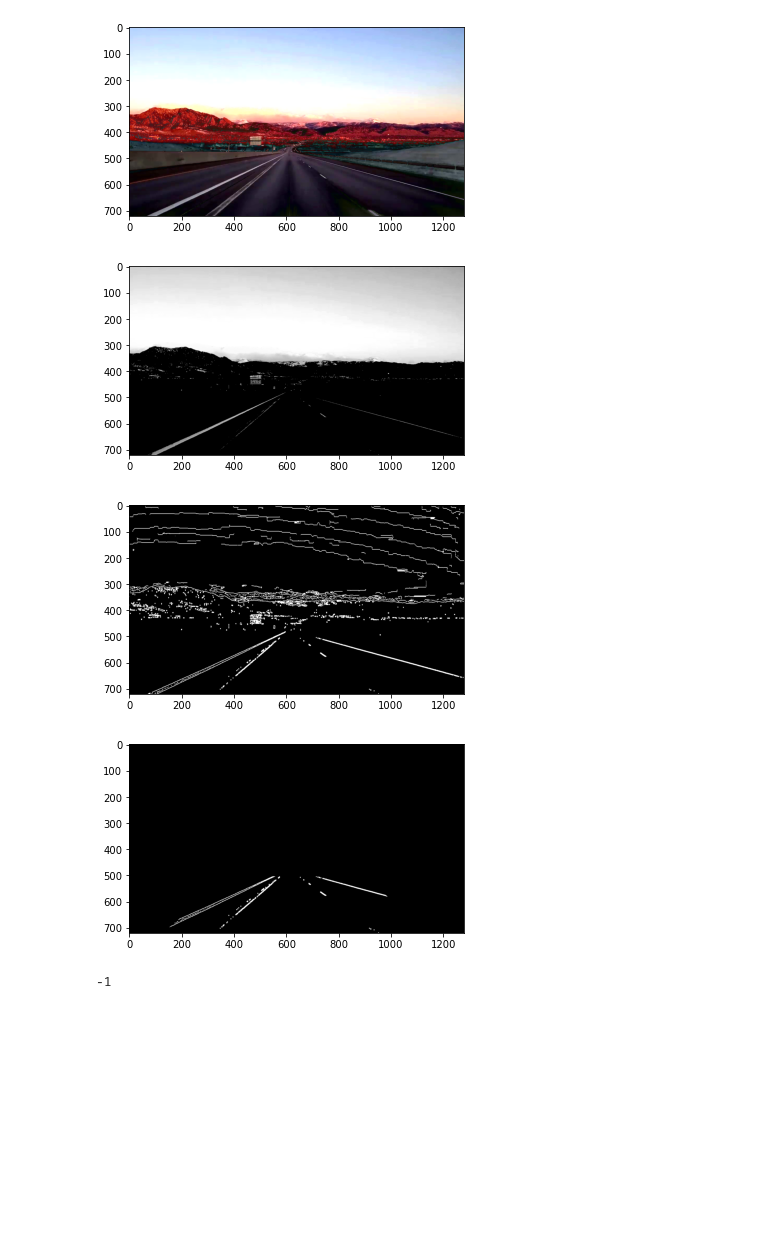
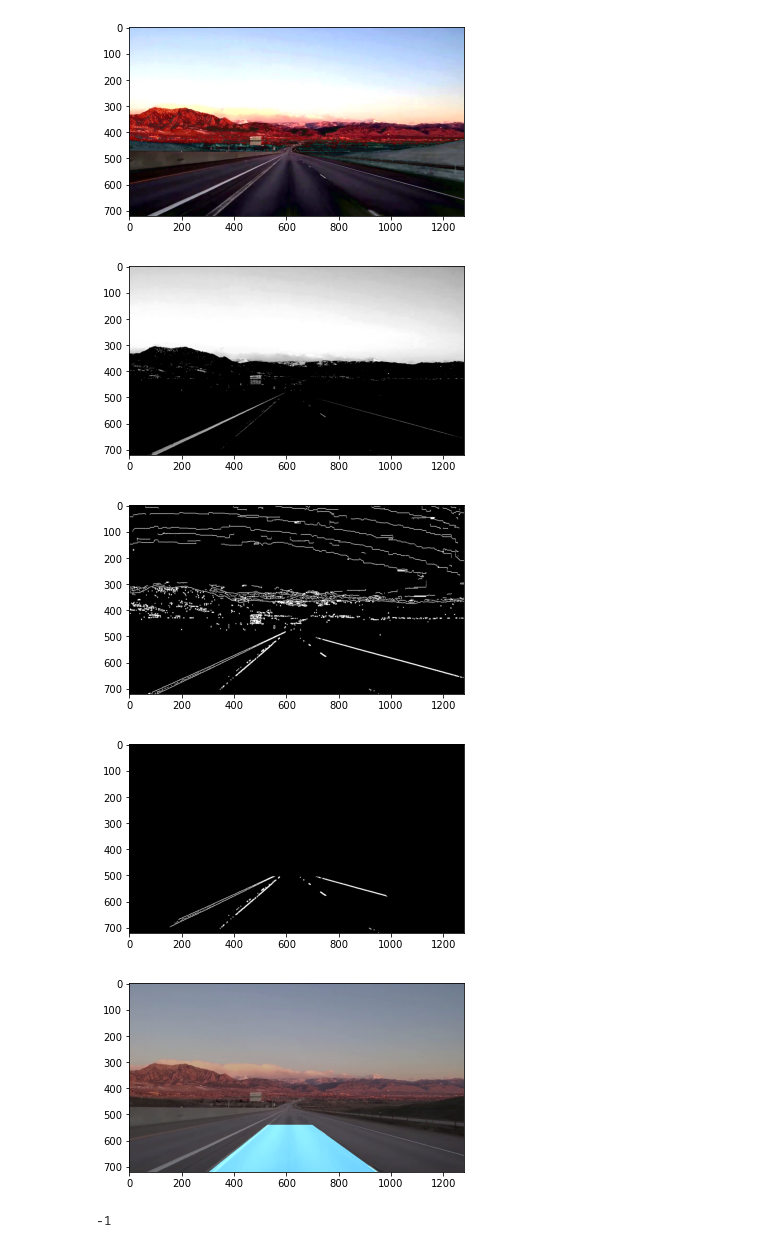
Before and after one commit to akhilvemuri/Lane-Detection-System-OpenCV, a Jupyter notebook: Lane Detection System.ipynb, the cells around one changed output. Cells and saved outputs as stored; diff of their text form; code cells hidden in the pictures; blank space fills up the shorter version.

```diff
--- a/Lane Detection System.ipynb
+++ b/Lane Detection System.ipynb
@@ -187,31 +187,36 @@ while True:
     plt.imshow(cv2.cvtColor(bright_frame, cv2.COLOR_BGR2RGB))
     plt.show()
 
     plt.figure()
     plt.imshow(mask_yw_img, cmap='gray')
     plt.show()
 
     plt.figure()
     plt.imshow(canny_edges, cmap='gray')
     plt.show()
 
     plt.figure()
     plt.imshow(roi_canny, cmap='gray')
     plt.show()
 
+    plt.figure()
+    plt.imshow(cv2.cvtColor(final_frame, cv2.COLOR_BGR2RGB))
+    plt.show()
+
     break
 
     cv2.imshow("Video", final_frame)
 
     if cv2.waitKey(1) & 0xFF == ord('q'):
         break
 
 cv2.destroyAllWindows()
 cv2.waitKey(1)
 # %% [output]
 [figure]
 [figure]
 [figure]
 [figure]
 [figure]
+[figure, added]
 -1
```
Also changed, not shown: 1 other file.
